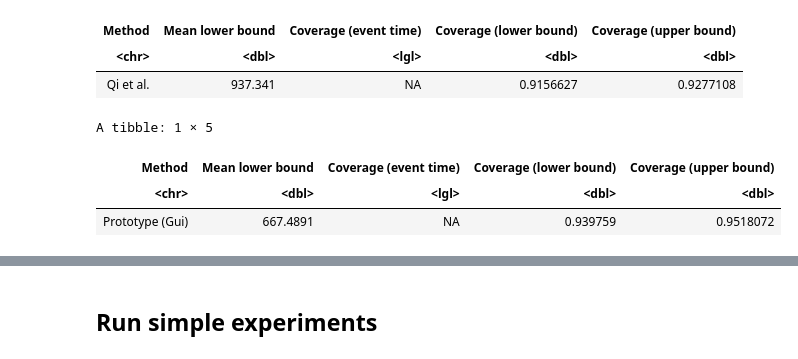
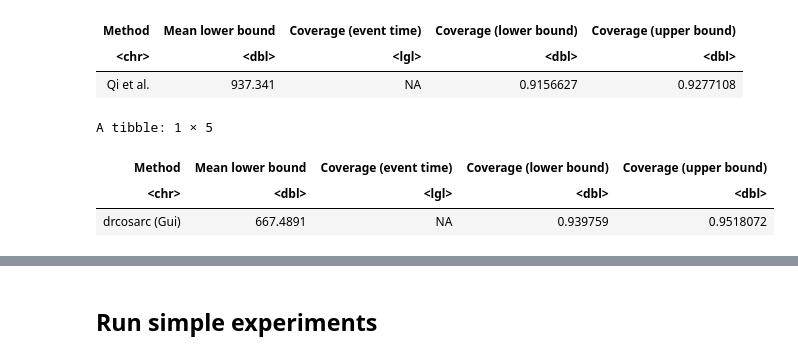
Before and after one commit to msesia/conformal_survival, a Jupyter notebook: code/examples/data_analysis.ipynb, the cells around one changed output, grey strips where cells are left out. Drawn from its saved outputs; the diff is of its cells as text; code cells hidden in the pictures.

Commit message:
Updated method names, for consistency with paper

```diff
--- a/code/examples/data_analysis.ipynb
+++ b/code/examples/data_analysis.ipynb
@@ -214,17 +214,16 @@ A tibble: 1 × 5
 | <chr> | <dbl> | <lgl> | <dbl> | <dbl> |
 | Qi et al. | 937.341 | NA | 0.9156627 | 0.9277108 |
 # %%
-# Prototype (combined with Gui's approach)
-pred.proto <- predict_prototype(data.test, surv_model, cens_model, data.cal, alpha,
-                                cutoffs="adaptive")
+# DR-CORARC (combined with Gui's approach)
+pred.drcosarc <- predict_drcosarc(data.test, surv_model, cens_model, data.cal, alpha, cutoffs="adaptive")
 
 evaluate_bounds(data.test$time,
-                pred.proto,
+                pred.drcosarc,
                 status=data.test$status,
-                method="Prototype (Gui)")
+                method="drcosarc (Gui)")
 # %% [output]
 A tibble: 1 × 5
 | Method | Mean lower bound | Coverage (event time) | Coverage (lower bound) | Coverage (upper bound) |
 | <chr> | <dbl> | <lgl> | <dbl> | <dbl> |
-| Prototype (Gui) | 667.4891 | NA | 0.939759 | 0.9518072 |
+| drcosarc (Gui) | 667.4891 | NA | 0.939759 | 0.9518072 |
 # %%
```
Also changed, not shown: parts of 5 cells of this notebook, 6 other files.
